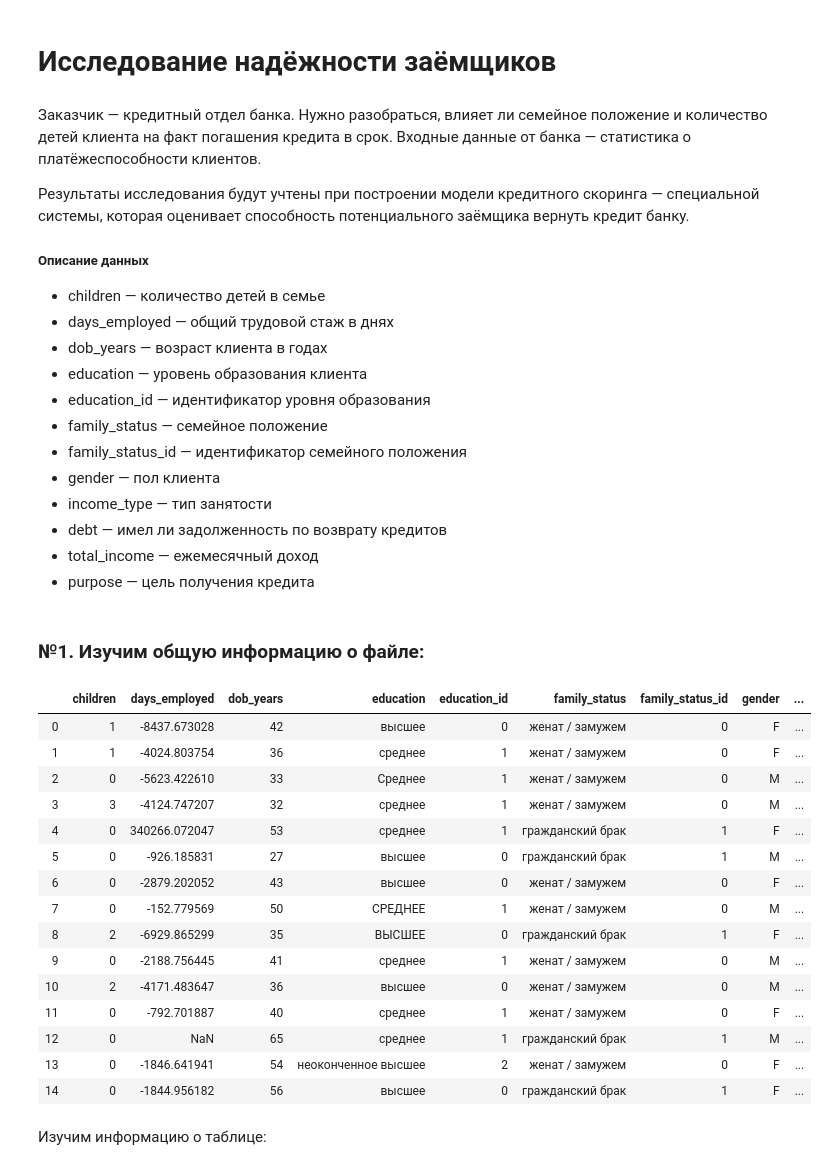
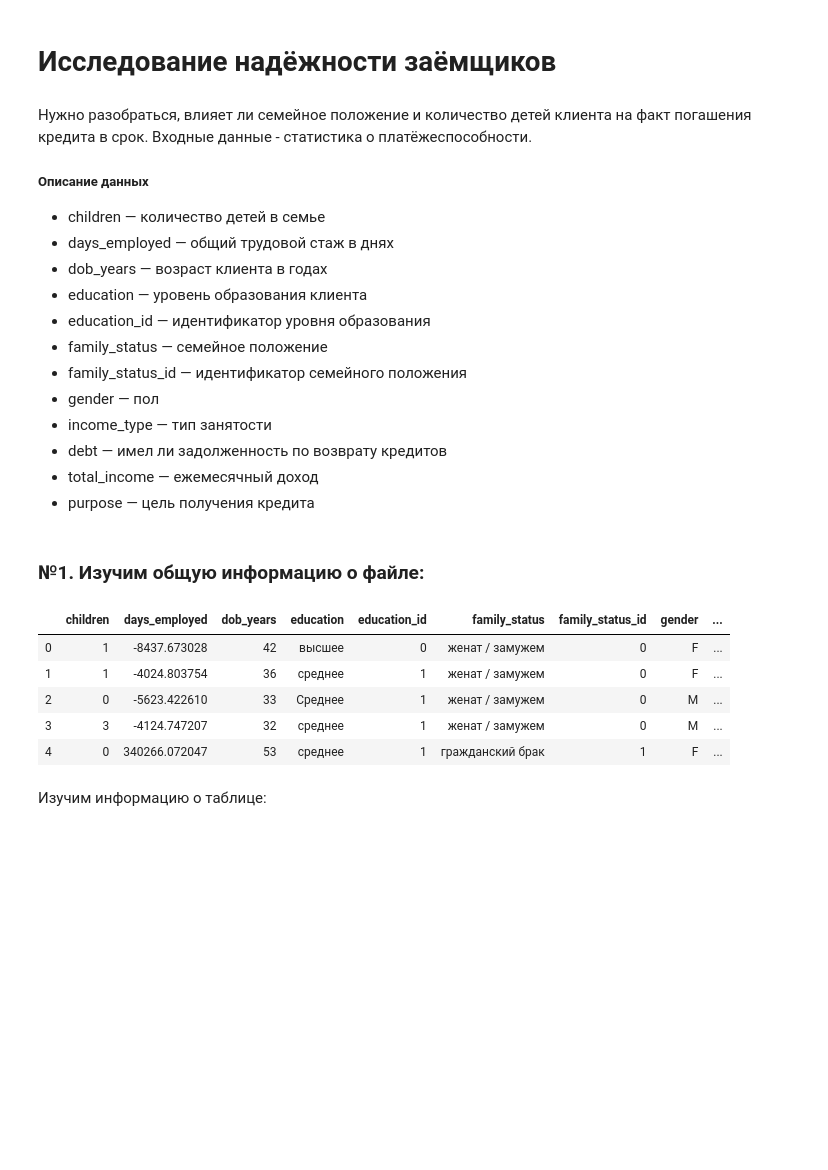
Before and after one commit to carrollstreet/Data-Analysis, a Jupyter notebook: banking_research/banking_research.ipynb, the cells around one changed output. Saved outputs shown, nothing was run; the diff lists cells and outputs as text; code cells hidden in the pictures; blank space fills up the shorter version.

```diff
--- a/banking_research/banking_research.ipynb
+++ b/banking_research/banking_research.ipynb
@@ -1,9 +1,7 @@
 # %% [markdown]
 # Исследование надёжности заёмщиков
 # %% [markdown]
-Заказчик — кредитный отдел банка. Нужно разобраться, влияет ли семейное положение и количество детей клиента на факт погашения кредита в срок. Входные данные от банка — статистика о платёжеспособности клиентов.
-
-Результаты исследования будут учтены при построении модели кредитного скоринга — специальной системы, которая оценивает способность потенциального заёмщика вернуть кредит банку.
+Нужно разобраться, влияет ли семейное положение и количество детей клиента на факт погашения кредита в срок. Входные данные - статистика о платёжеспособности.
 
 ##### Описание данных
 - children — количество детей в семье
@@ -13,7 +11,7 @@
 - education_id — идентификатор уровня образования
 - family_status — семейное положение
 - family_status_id — идентификатор семейного положения
-- gender — пол клиента
+- gender — пол
 - income_type — тип занятости
 - debt — имел ли задолженность по возврату кредитов
 - total_income — ежемесячный доход
@@ -28,24 +26,14 @@ class color:
     END = '\033[0m'
 # %%
 df = pd.read_csv('/datasets/data.csv')
-df.head(15)
+df.head()
 # %% [output]
 |  | children | days_employed | dob_years | education | education_id | family_status | family_status_id | gender | ... |
 | 0 | 1 | -8437.673028 | 42 | высшее | 0 | женат / замужем | 0 | F | ... |
 | 1 | 1 | -4024.803754 | 36 | среднее | 1 | женат / замужем | 0 | F | ... |
 | 2 | 0 | -5623.422610 | 33 | Среднее | 1 | женат / замужем | 0 | M | ... |
 | 3 | 3 | -4124.747207 | 32 | среднее | 1 | женат / замужем | 0 | M | ... |
 | 4 | 0 | 340266.072047 | 53 | среднее | 1 | гражданский брак | 1 | F | ... |
-| 5 | 0 | -926.185831 | 27 | высшее | 0 | гражданский брак | 1 | M | ... |
-| 6 | 0 | -2879.202052 | 43 | высшее | 0 | женат / замужем | 0 | F | ... |
-| 7 | 0 | -152.779569 | 50 | СРЕДНЕЕ | 1 | женат / замужем | 0 | M | ... |
-| 8 | 2 | -6929.865299 | 35 | ВЫСШЕЕ | 0 | гражданский брак | 1 | F | ... |
-| 9 | 0 | -2188.756445 | 41 | среднее | 1 | женат / замужем | 0 | M | ... |
-| 10 | 2 | -4171.483647 | 36 | высшее | 0 | женат / замужем | 0 | M | ... |
-| 11 | 0 | -792.701887 | 40 | среднее | 1 | женат / замужем | 0 | F | ... |
-| 12 | 0 | NaN | 65 | среднее | 1 | гражданский брак | 1 | M | ... |
-| 13 | 0 | -1846.641941 | 54 | неоконченное высшее | 2 | женат / замужем | 0 | F | ... |
-| 14 | 0 | -1844.956182 | 56 | высшее | 0 | гражданский брак | 1 | F | ... |
 # %% [markdown]
 Изучим информацию о таблице:
 # %%
```
Also changed, not shown: parts of 7 cells of this notebook.
